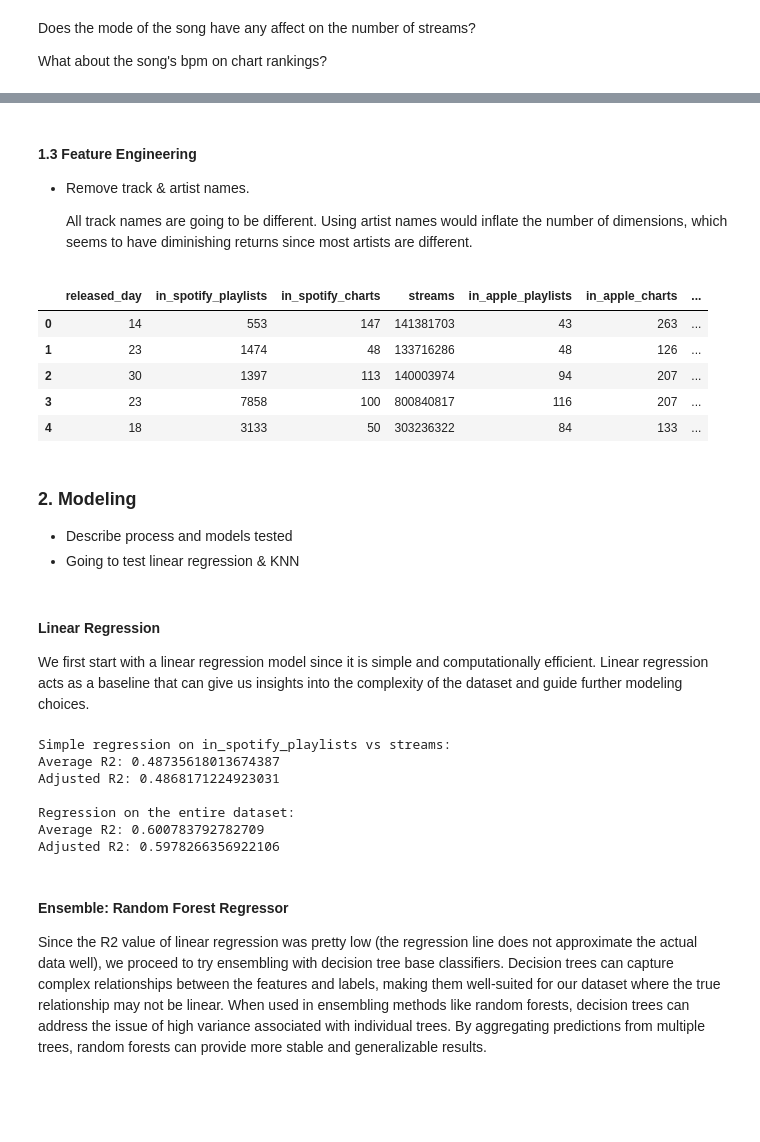
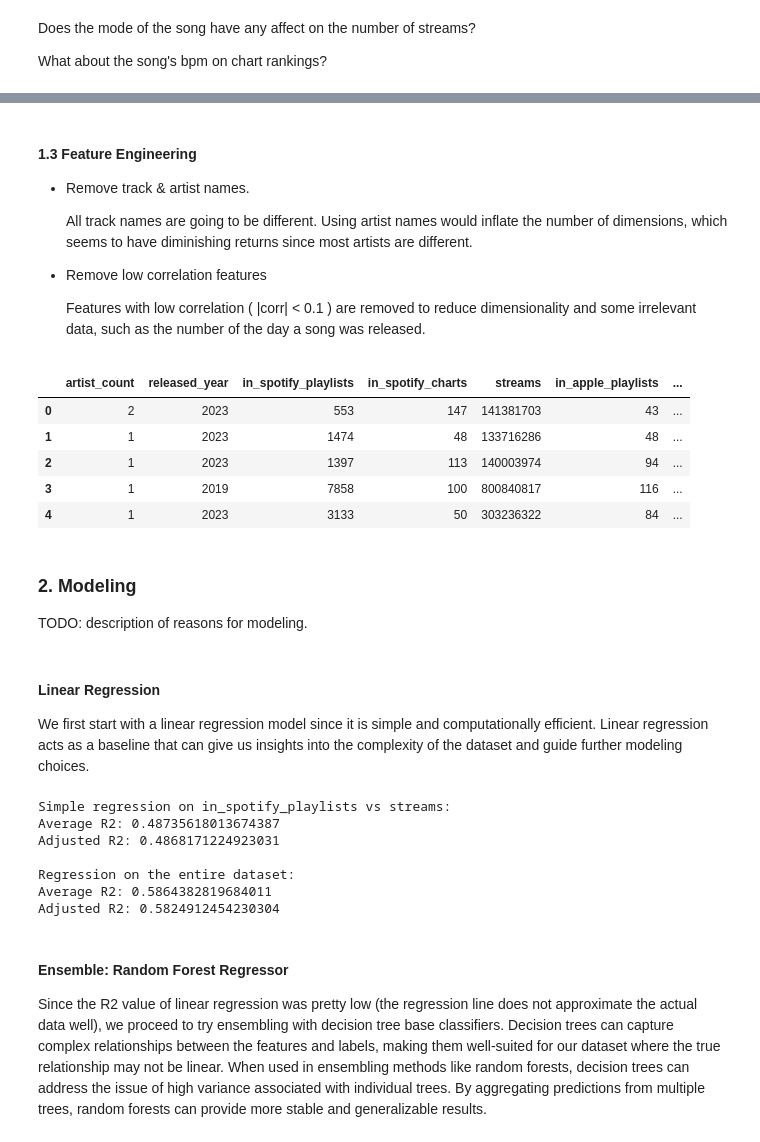
Before and after one commit to StealthAddict/spotify-ml-project, a Jupyter notebook: main.ipynb, the cells around one changed output, grey strips where cells are left out. Cells and saved outputs as stored; diff of their text form; code cells hidden in the pictures; blank space fills up the shorter version.

```diff
--- a/main.ipynb
+++ b/main.ipynb
@@ -166,30 +259,32 @@ Name: in_spotify_charts, dtype: int64
 - Remove track & artist names.
 
     All track names are going to be different. Using artist names would inflate the number of dimensions, which seems to have diminishing returns since most artists are different.
+
+- Remove low correlation features
+
+    Features with low correlation ( |corr| < 0.1 ) are removed to reduce dimensionality and some irrelevant data, such as the number of the day a song was released.
 # %%
-# Remove artist names, track name
-data = data.drop(['track_name', 'artist(s)_name', 'artist_count', 'released_year', 'released_month',
+# Remove low correlation features
+data = data.drop(['track_name', 'artist(s)_name', 'released_month', 'released_day',
                  'in_shazam_charts', 'bpm', 'danceability_%', 'valence_%', 'energy_%', 'acousticness_%',
-                  'instrumentalness_%', 'liveness_%', 'speechiness_%', 'A', 'A#', 'B', 'C', 'C#', 'D', 'D#', 'E',
+                  'instrumentalness_%', 'liveness_%', 'A', 'A#', 'B', 'C', 'C#', 'D', 'D#', 'E',
                   'F', 'F#', 'G', 'G#', 'Minor'], axis=1)
 data.head()
 # %% [output]
-|  | released_day | in_spotify_playlists | in_spotify_charts | streams | in_apple_playlists | in_apple_charts | ... |
-| 0 | 14 | 553 | 147 | 141381703 | 43 | 263 | ... |
-| 1 | 23 | 1474 | 48 | 133716286 | 48 | 126 | ... |
-| 2 | 30 | 1397 | 113 | 140003974 | 94 | 207 | ... |
-| 3 | 23 | 7858 | 100 | 800840817 | 116 | 207 | ... |
-| 4 | 18 | 3133 | 50 | 303236322 | 84 | 133 | ... |
+|  | artist_count | released_year | in_spotify_playlists | in_spotify_charts | streams | in_apple_playlists | ... |
+| 0 | 2 | 2023 | 553 | 147 | 141381703 | 43 | ... |
+| 1 | 1 | 2023 | 1474 | 48 | 133716286 | 48 | ... |
+| 2 | 1 | 2023 | 1397 | 113 | 140003974 | 94 | ... |
+| 3 | 1 | 2019 | 7858 | 100 | 800840817 | 116 | ... |
+| 4 | 1 | 2023 | 3133 | 50 | 303236322 | 84 | ... |
-# %% [markdown]
-### 2. Modeling
-- Describe process and models tested
-- Going to test linear regression & KNN
+# %% [markdown]
+### 2. Modeling
+
+TODO: description of reasons for modeling.
 # %% [markdown]
 #### Linear Regression
 We first start with a linear regression model since it is simple and computationally efficient. Linear regression acts as a baseline that can give us insights into the complexity of the dataset and guide further modeling choices.
 # %%
-from sklearn.linear_model import LinearRegression
-from sklearn.model_selection import cross_val_score
 
 # simple modeling with streams and in_spotify
 spotify = data["in_spotify_playlists"]
@@ -223,8 +318,8 @@ Average R2: 0.48735618013674387
 Adjusted R2: 0.4868171224923031
 
 Regression on the entire dataset:
-Average R2: 0.600783792782709
-Adjusted R2: 0.5978266356922106
+Average R2: 0.5864382819684011
+Adjusted R2: 0.5824912454230304
 # %% [markdown]
 #### Ensemble: Random Forest Regressor
 Since the R2 value of linear regression was pretty low (the regression line does not approximate the actual data well), we proceed to try ensembling with decision tree base classifiers. Decision trees can capture complex relationships between the features and labels, making them well-suited for our dataset where the true relationship may not be linear. When used in ensembling methods like random forests, decision trees can address the issue of high variance associated with individual trees. By aggregating predictions from multiple trees, random forests can provide more stable and generalizable results.
```
Also changed, not shown: parts of 19 cells of this notebook.
